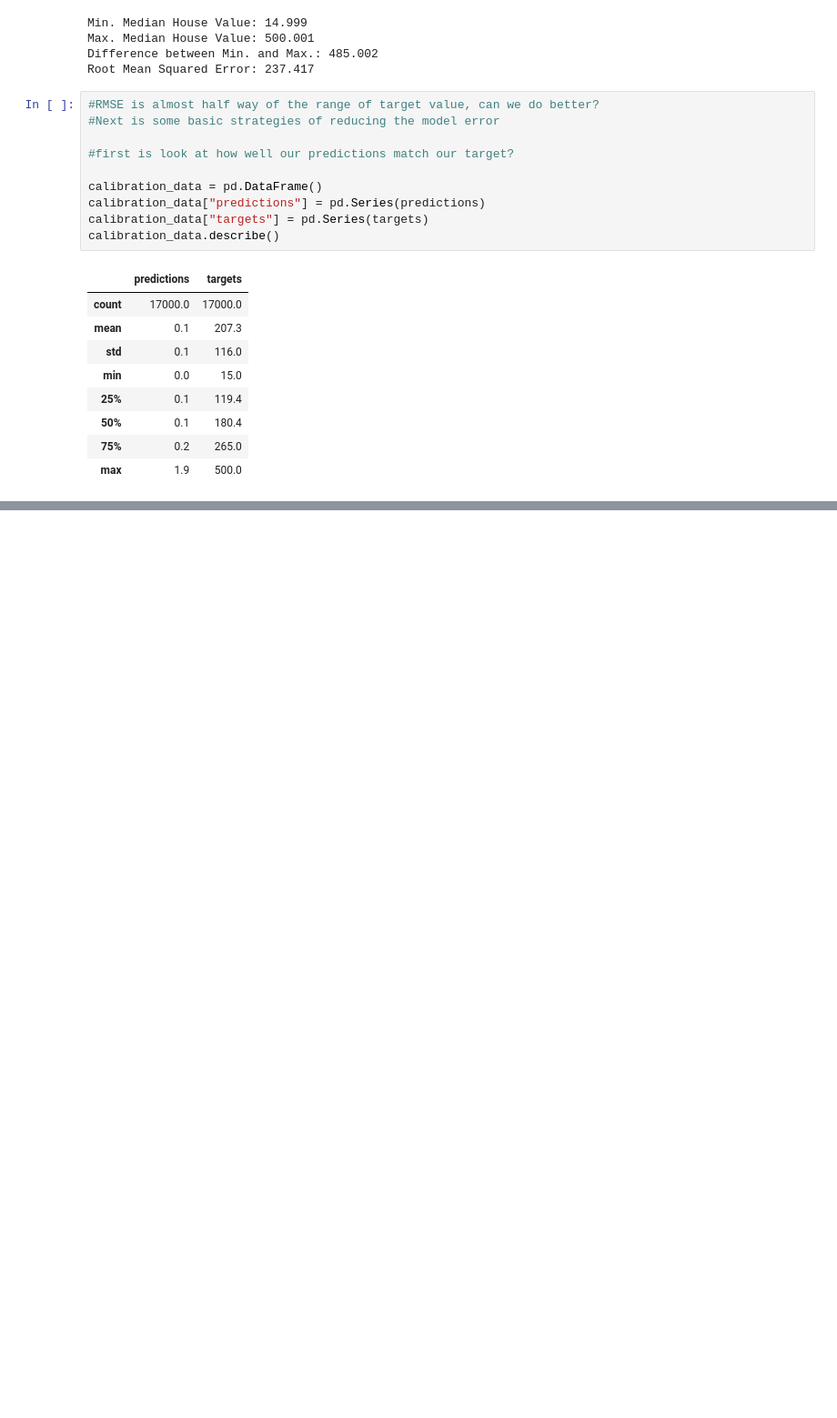
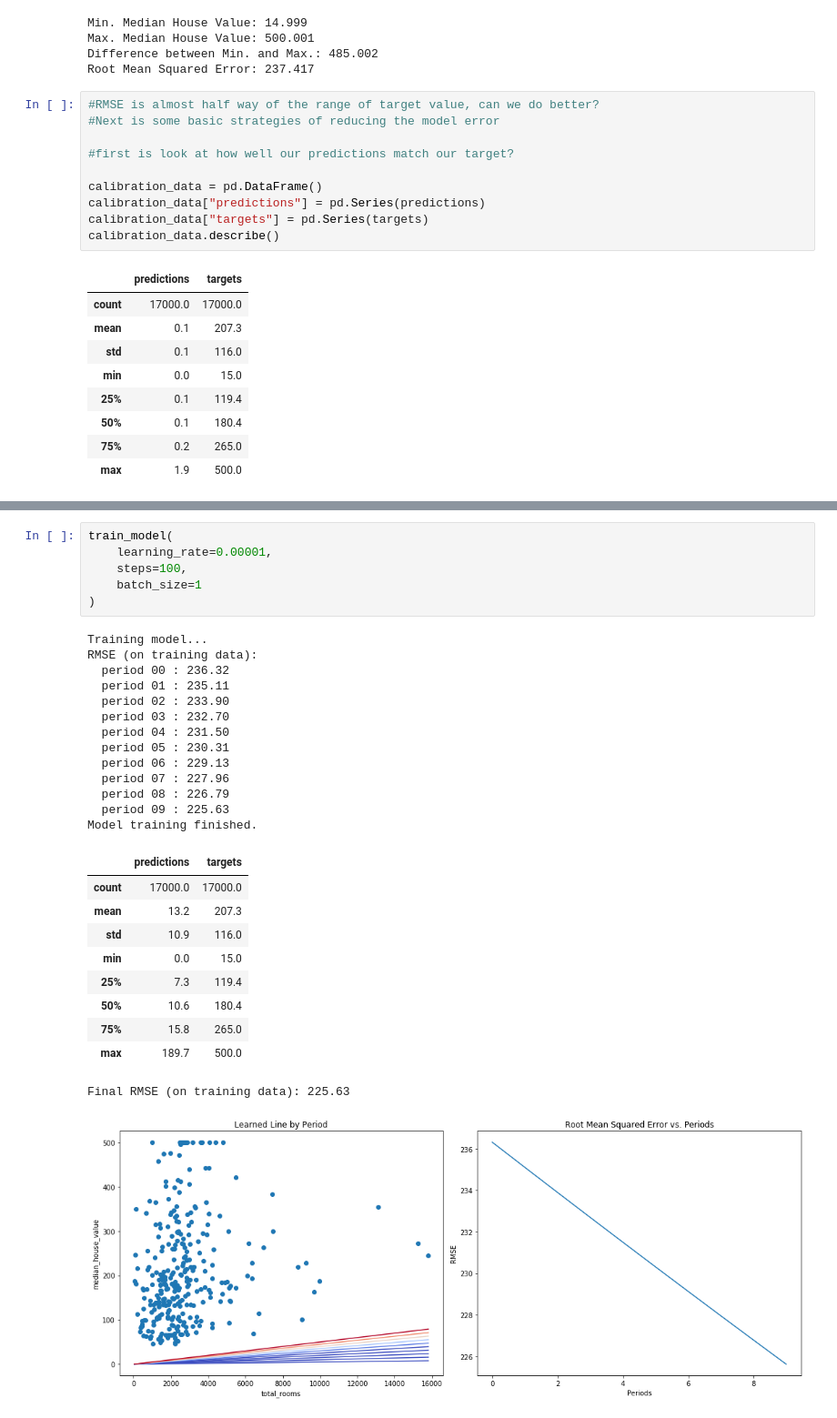
Before and after one commit to Tristan07999/TensorFlow, a Jupyter notebook: train_model.ipynb, the cells around one changed output, grey strips where cells are left out. Shown: that part at 91% size. Cells and saved outputs as stored; diff of their text form; blank space fills up the shorter version.

```diff
--- a/train_model.ipynb
+++ b/train_model.ipynb
@@ -150,0 +280,31 @@ calibration_data.describe()
+# %%
+train_model(
+    learning_rate=0.00001,
+    steps=100,
+    batch_size=1
+)
+# %% [output]
+Training model...
+RMSE (on training data):
+  period 00 : 236.32
+  period 01 : 235.11
+  period 02 : 233.90
+  period 03 : 232.70
+  period 04 : 231.50
+  period 05 : 230.31
+  period 06 : 229.13
+  period 07 : 227.96
+  period 08 : 226.79
+  period 09 : 225.63
+Model training finished.
+|  | predictions | targets |
+| count | 17000.0 | 17000.0 |
+| mean | 13.2 | 207.3 |
+| std | 10.9 | 116.0 |
+| min | 0.0 | 15.0 |
+| 25% | 7.3 | 119.4 |
+| 50% | 10.6 | 180.4 |
+| 75% | 15.8 | 265.0 |
+| max | 189.7 | 500.0 |
+Final RMSE (on training data): 225.63
+[figure, added]
```
Also changed, not shown: parts of 6 cells of this notebook.
